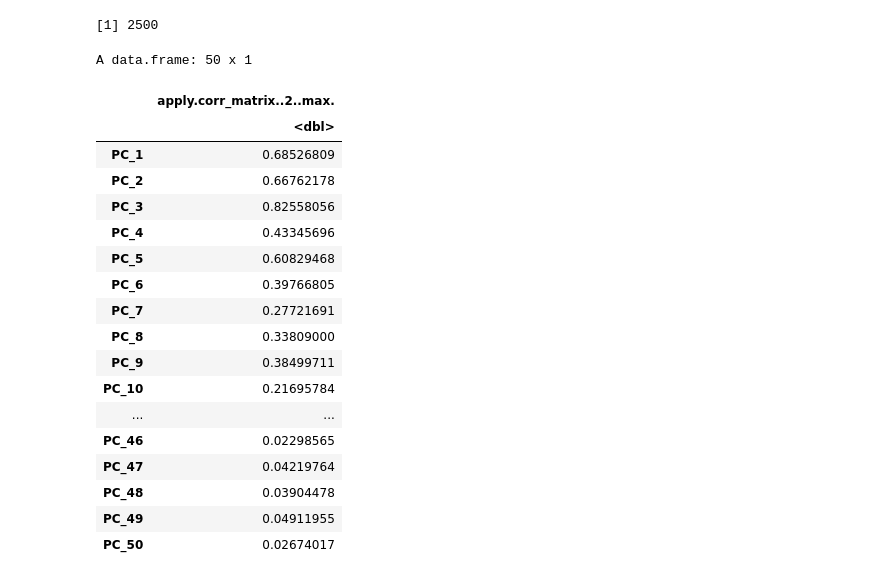
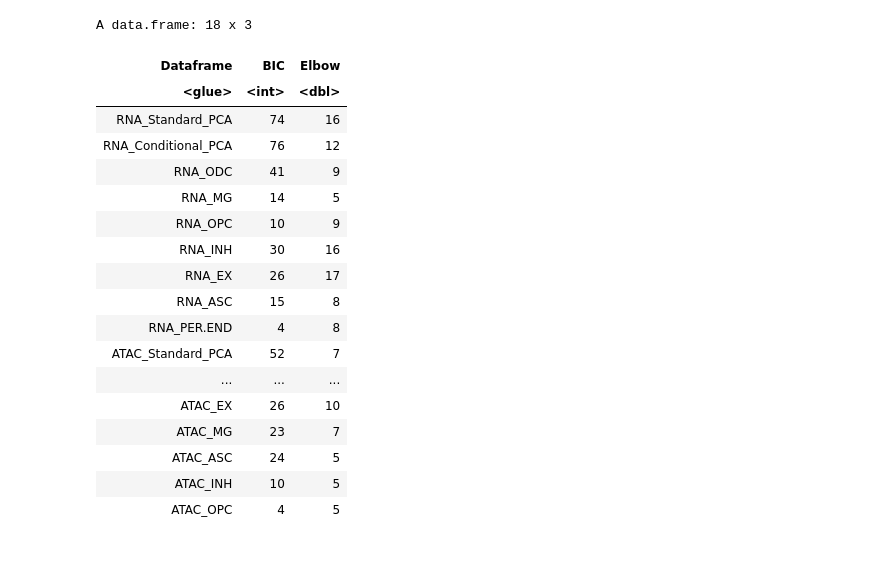
Before and after one commit to carversh/condPCA, a Jupyter notebook: ASHG/Morabito/corr_iter_cond_standard.ipynb, the cells around one changed output. Cells and saved outputs as stored; diff of their text form; code cells hidden in the pictures.

```diff
--- a/ASHG/Morabito/corr_iter_cond_standard.ipynb
+++ b/ASHG/Morabito/corr_iter_cond_standard.ipynb
@@ -3 +4,25 @@ library(ggplot2)
+# %%
+# read in BIC cutoffs
+BIC_cuttoffs = readRDS("/Users/shayecarver/condPCA/ASHG/Morabito/BIC/BIC_elbow_cutoffs_df.rds")
+BIC_cuttoffs
+# %% [output]
+A data.frame: 18 x 3
+| Dataframe | BIC | Elbow |
+| <glue> | <int> | <dbl> |
+| RNA_Standard_PCA | 74 | 16 |
+| RNA_Conditional_PCA | 76 | 12 |
+| RNA_ODC | 41 | 9 |
+| RNA_MG | 14 | 5 |
+| RNA_OPC | 10 | 9 |
+| RNA_INH | 30 | 16 |
+| RNA_EX | 26 | 17 |
+| RNA_ASC | 15 | 8 |
+| RNA_PER.END | 4 | 8 |
+| ATAC_Standard_PCA | 52 | 7 |
+| ... | ... | ... |
+| ATAC_EX | 26 | 10 |
+| ATAC_MG | 23 | 7 |
+| ATAC_ASC | 24 | 5 |
+| ATAC_INH | 10 | 5 |
+| ATAC_OPC | 4 | 5 |
 # %%
@@ -13,40 +38,0 @@ PER.END = read.csv("~/Downloads/ATAC/Morabito_ATAC_Iterative_PER.END_PCA_Loading
-# %%
-threshold = 0.2
-df1 = stand
-df2 = ASC
-
-# compute intersecting genes
-mutual_genes = intersect(rownames(df1), rownames(df2) )
-# subset both dataframes
-df1_mut = df1[mutual_genes,]
-df2_mut = df2[mutual_genes,]
-# compute squared correlation
-corr_matrix = cor(df1_mut,df2_mut)**2
-# compute maximum squared correlation
-
-
-length(sapply(corr_matrix, max, na.rm = TRUE) )
-# %% [output]
-[1] 2500
-# %%
-data.frame(apply(corr_matrix,2,max) )
-# %% [output]
-A data.frame: 50 x 1
-|  | apply.corr_matrix..2..max. |
-|  | <dbl> |
-| PC_1 | 0.68526809 |
-| PC_2 | 0.66762178 |
-| PC_3 | 0.82558056 |
-| PC_4 | 0.43345696 |
-| PC_5 | 0.60829468 |
-| PC_6 | 0.39766805 |
-| PC_7 | 0.27721691 |
-| PC_8 | 0.33809000 |
-| PC_9 | 0.38499711 |
-| PC_10 | 0.21695784 |
-| ... | ... |
-| PC_46 | 0.02298565 |
-| PC_47 | 0.04219764 |
-| PC_48 | 0.03904478 |
-| PC_49 | 0.04911955 |
-| PC_50 | 0.02674017 |
```
Also changed, not shown: parts of 8 cells of this notebook.
